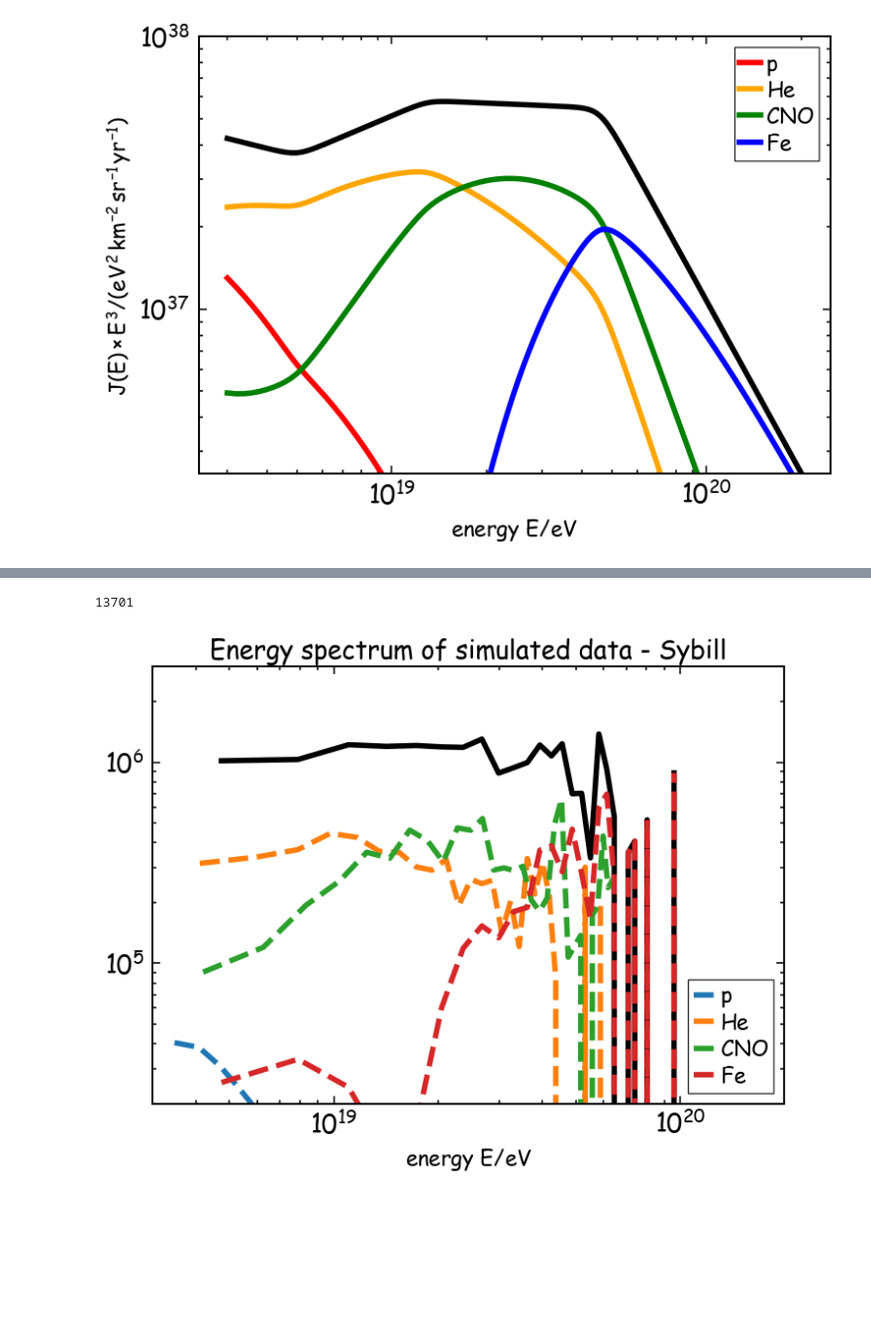
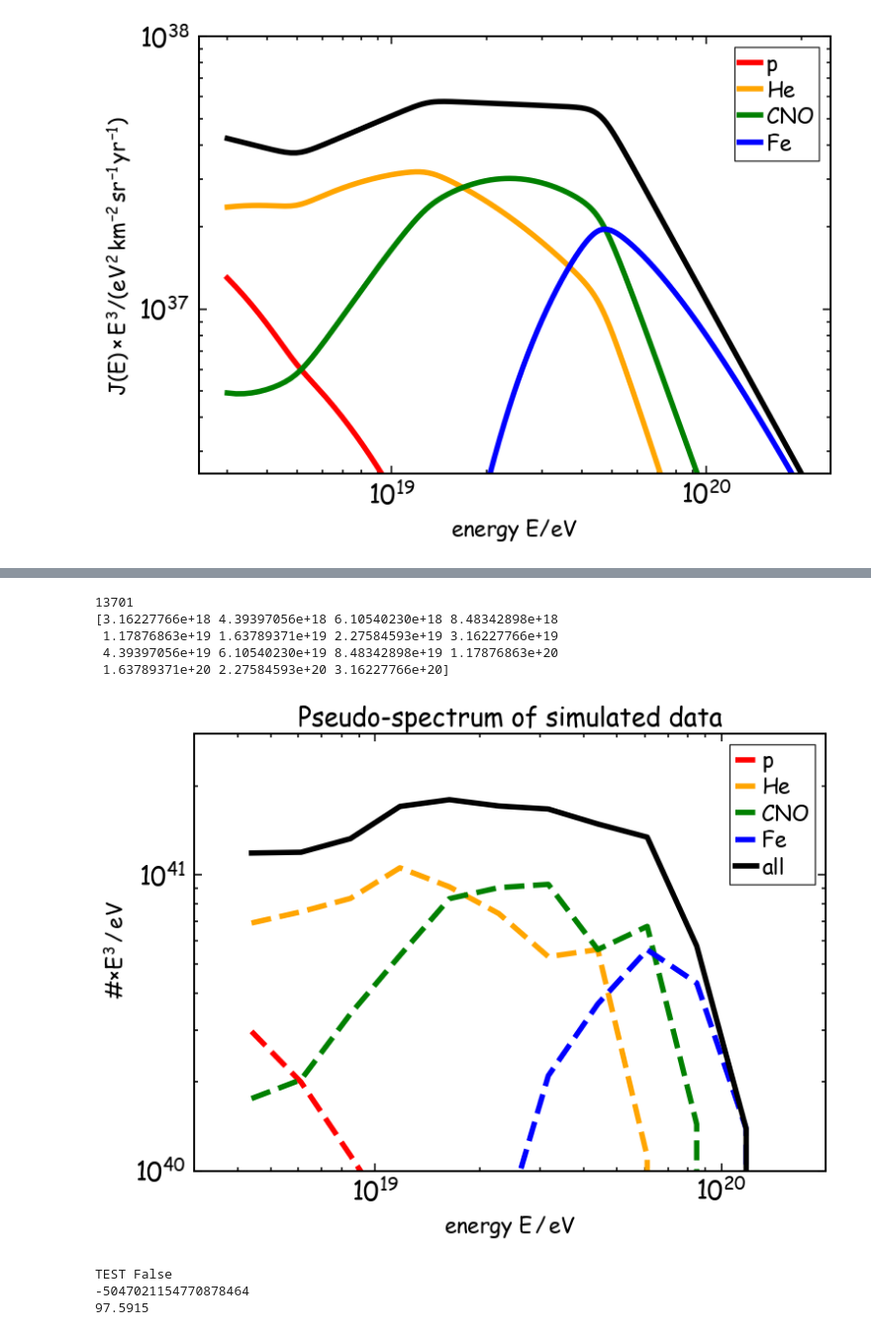
Before and after one commit to paolo-magnani/aixnet_simulations, a Jupyter notebook: simulation_lib.ipynb, the cells around one changed output, grey strips where cells are left out. Shown at 99% size. Saved outputs shown, nothing was run; the diff lists cells and outputs as text; code cells hidden in the pictures; blank space fills up the shorter version.

Commit message:
data set produced

```diff
--- a/simulation_lib.ipynb
+++ b/simulation_lib.ipynb
@@ -113,23 +120,13 @@ plt.show()
 # %%
-# first I extract the spectrum, then the mass distribution
-mass_mask = mf.extract_all_fractions(np.log10(dd['energy']*1e18), dd['mass'])
-#display(mass_mask)
-dd = dict_cutter(dd, mass_mask)
-
-
 print(len(dd['energy']))
 
 plt.figure(figsize=(10,6))
-# plt.hist(np.log10(dd['energy'][dd['mass']!=6]*1e18), color='k')
-plt.hist(np.log10(dd['energy']), color='k')
-# plt.plot(bin_centers, hist_2, color='k', linewidth=4)
+for name in names:
+    plt.hist(np.log10(dd['energy'][dd['mass']==names[name]]), histtype='step', fill=False, lw=4, color=colors[name], label=f'{name}')
+plt.hist(np.log10(dd['energy']), histtype='step', stacked=False, fill=False, color='k', lw=4, label='all')
 plt.xlabel(r'$\log_{10}(E/EeV)$')
 plt.ylabel(r'#')
-#plt.xscale('log')
-#plt.yscale('log')
+plt.legend()
 plt.show()
-
-spectrum_mask = es.spectrum_fraction(dd['energy']*1e18)
-dd = dict_cutter(dd, spectrum_mask)
 # %% [output]
 108807
@@ -137,31 +137,45 @@ dd = dict_cutter(dd, spectrum_mask)
 # %%
 print(len(dd['auger_id']))
 
-hist, bin_edges = np.histogram(dd['energy'], bins=30)
-bin_centers = (bin_edges[:-1] + bin_edges[1:]) / 2
-hist_2 = hist*np.power(bin_centers, 3)
 
+n_bins = int(np.log2(len(dd['auger_id'])) + 1)
+bins = np.logspace(18.5, 20.5, n_bins+1)
+print(bins)
+bin_idx = np.digitize(dd['energy']*1e18, bins)-1
+bin_centers = (bins[1:])
+hist, _ = np.histogram(dd['energy']*1e18, bins=bins)
+hist_2 = hist*np.power(bin_centers, 2)
+# I use 2 as the power because the distribution has already lost one energy order with the use of log bins
 
 plt.figure(figsize=(10,6))
-plt.title('Energy spectrum of simulated data - Sybill')
-# plt.hist(np.log10(dd['energy'][dd['mass']==56]*1e18), color='k')
-# plt.hist(dd['energy'], color='k')
-plt.plot(bin_centers*1e18, hist_2, color='k', linewidth=4)
+plt.title('Pseudo-spectrum of simulated data')
 for name in names:
-    hist, bin_edges = np.histogram(dd['energy'][dd['mass']==names[name]], bins=30)
-    bin_centers = (bin_edges[:-1] + bin_edges[1:]) / 2
-    hist_2 = hist*np.power(bin_centers, 3)
-    plt.plot(bin_centers*1e18, hist_2, linewidth=4, ls='--', label=f'{name}')
-plt.xlabel('energy $E / eV$')
-plt.ylim(2e4, 3e6)
+    hist, _ = np.histogram(dd['energy'][dd['mass']==names[name]]*1e18, bins=bins)
+    hist_3 = hist*np.power(bin_centers, 2)
+    plt.plot(bin_centers, hist_3, color=colors[name], lw=4, ls='--', label=f'{name}')
+plt.plot(bin_centers, hist_2, color='k', linewidth=4, label='all')
+plt.ylabel(r' #$ \times E^3 \, / \, eV$')
+plt.xlabel(r'energy $E \, / \, eV$')
+plt.ylim(1e40, 3e41)
 plt.xlim(3e18, 200e18)
 plt.xscale('log')
 plt.yscale('log')
-plt.legend(loc='lower right')
+plt.legend()
 plt.show()
+
+print('TEST', 1e40 == np.power(10, 40))
+print(np.power(10, 40))
+print(np.max(dd['energy']))
 # %% [output]
 13701
+[3.16227766e+18 4.39397056e+18 6.10540230e+18 8.48342898e+18
+ 1.17876863e+19 1.63789371e+19 2.27584593e+19 3.16227766e+19
+ 4.39397056e+19 6.10540230e+19 8.48342898e+19 1.17876863e+20
+ 1.63789371e+20 2.27584593e+20 3.16227766e+20]
-[figure, old version]
+[figure, new version]
+TEST False
+-5047021154770878464
+97.5915
 # %%
 plt.figure(figsize=(10,6))
 # plt.title('Comic Sans!!!')
```
Also changed, not shown: parts of 5 cells of this notebook, 1 other file.
